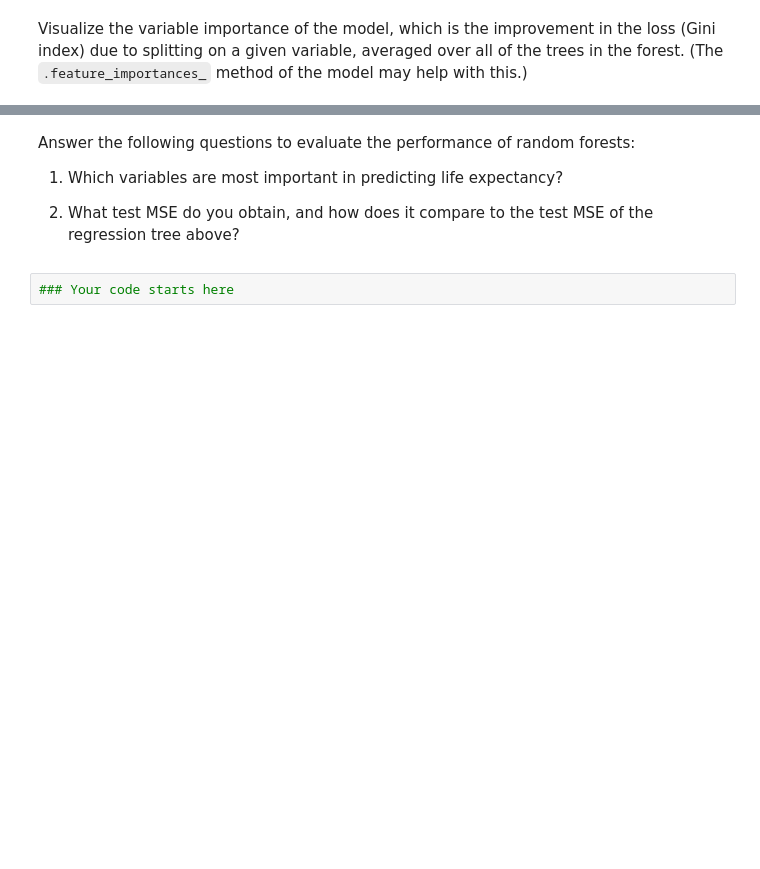
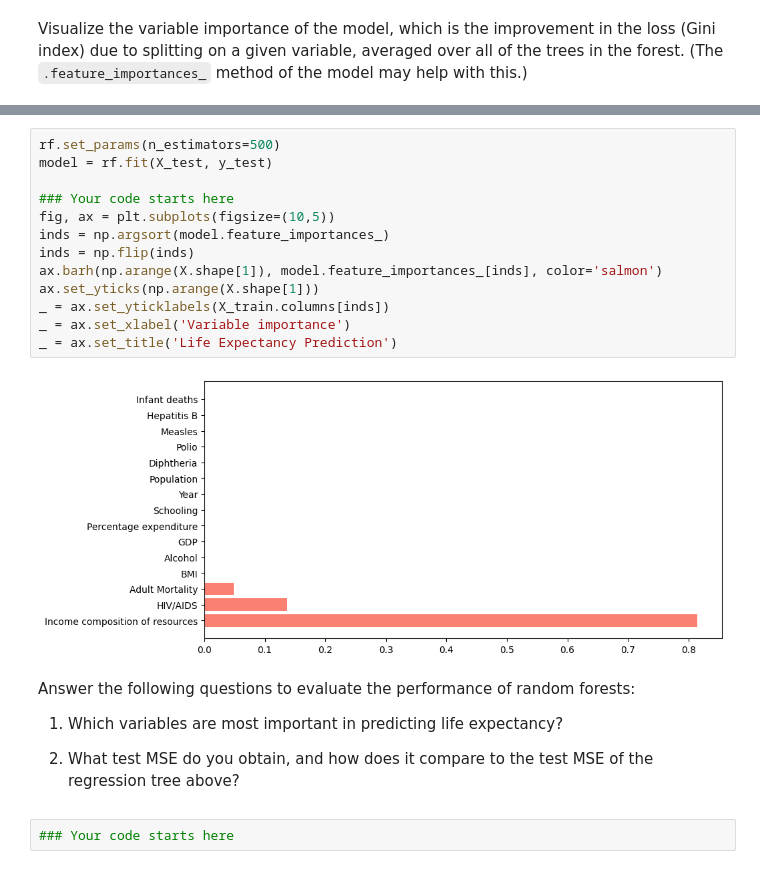
Before and after one commit to yaj0212/Introductory-Machine-Learning, a Jupyter notebook: assignments/assn3/assn3.ipynb, the cells around one changed output, grey strips where cells are left out. Cells and saved outputs as stored; diff of their text form; blank space fills up the shorter version.

```diff
--- a/assignments/assn3/assn3.ipynb
+++ b/assignments/assn3/assn3.ipynb
@@ -347,3 +388,18 @@ model = rf.fit(X_test, y_test)
+# %%
+rf.set_params(n_estimators=500)
+model = rf.fit(X_test, y_test)
+
+### Your code starts here
+fig, ax = plt.subplots(figsize=(10,5))
+inds = np.argsort(model.feature_importances_)
+inds = np.flip(inds)
+ax.barh(np.arange(X.shape[1]), model.feature_importances_[inds], color='salmon')
+ax.set_yticks(np.arange(X.shape[1]))
+_ = ax.set_yticklabels(X_train.columns[inds])
+_ = ax.set_xlabel('Variable importance')
+_ = ax.set_title('Life Expectancy Prediction')
+# %% [output]
+[figure, added]
 # %% [markdown]
 Answer the following questions to evaluate the performance of random forests:
 
```
Also changed, not shown: parts of 10 cells of this notebook.
